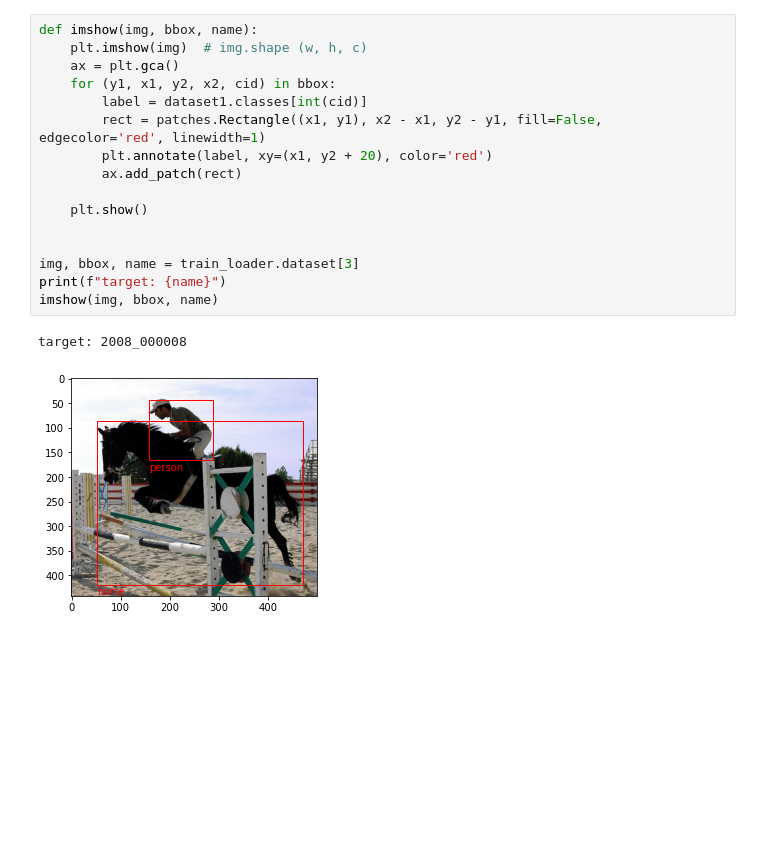
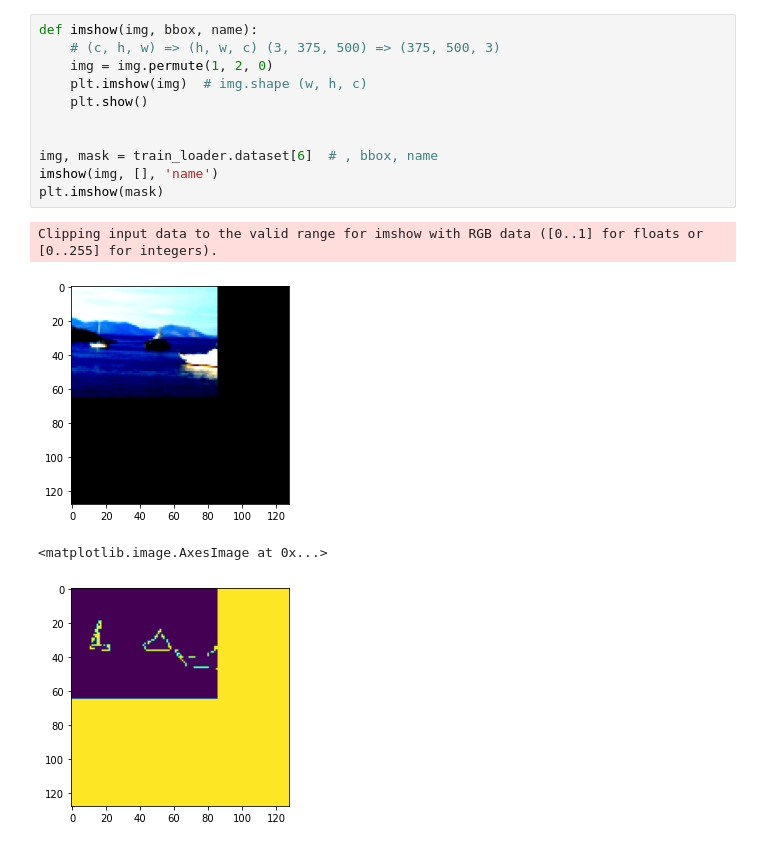
Before and after one commit to wolanx/pii, a Jupyter notebook: x10_ml/demo4-5_deeplab_v3plus/demo4-5_deeplab_v3plus.ipynb, the cells around one changed output. Saved outputs shown, nothing was run; the diff lists cells and outputs as text; blank space fills up the shorter version.

```diff
--- a/x10_ml/demo4-5_deeplab_v3plus/demo4-5_deeplab_v3plus.ipynb
+++ b/x10_ml/demo4-5_deeplab_v3plus/demo4-5_deeplab_v3plus.ipynb
@@ -75,22 +112,19 @@ train_loader: DataLoader = torch.utils.data.DataLoader(dataset1, batch_size=64,
-# %%
-def imshow(img, bbox, name):
-    plt.imshow(img)  # img.shape (w, h, c)
-    ax = plt.gca()
-    for (y1, x1, y2, x2, cid) in bbox:
-        label = dataset1.classes[int(cid)]
-        rect = patches.Rectangle((x1, y1), x2 - x1, y2 - y1, fill=False, edgecolor='red', linewidth=1)
-        plt.annotate(label, xy=(x1, y2 + 20), color='red')
-        ax.add_patch(rect)
-
-    plt.show()
-
-
-img, bbox, name = train_loader.dataset[3]
-print(f"target: {name}")
-imshow(img, bbox, name)
-# %% [output]
-target: 2008_000008
-[figure, removed]
+# %%
+def imshow(img, bbox, name):
+    # (c, h, w) => (h, w, c) (3, 375, 500) => (375, 500, 3)
+    img = img.permute(1, 2, 0)
+    plt.imshow(img)  # img.shape (w, h, c)
+    plt.show()
+
+
+img, mask = train_loader.dataset[6]  # , bbox, name
+imshow(img, [], 'name')
+plt.imshow(mask)
+# %% [output]
+Clipping input data to the valid range for imshow with RGB data ([0..1] for floats or [0..255] for integers).
+[figure, added]
+<matplotlib.image.AxesImage at 0x...>
+[figure, added]
 # %%
 class DeeplabV3plus(nn.Module):
     def __init__(self) -> None:
```
Also changed, not shown: parts of 9 cells of this notebook, 3 other files.
